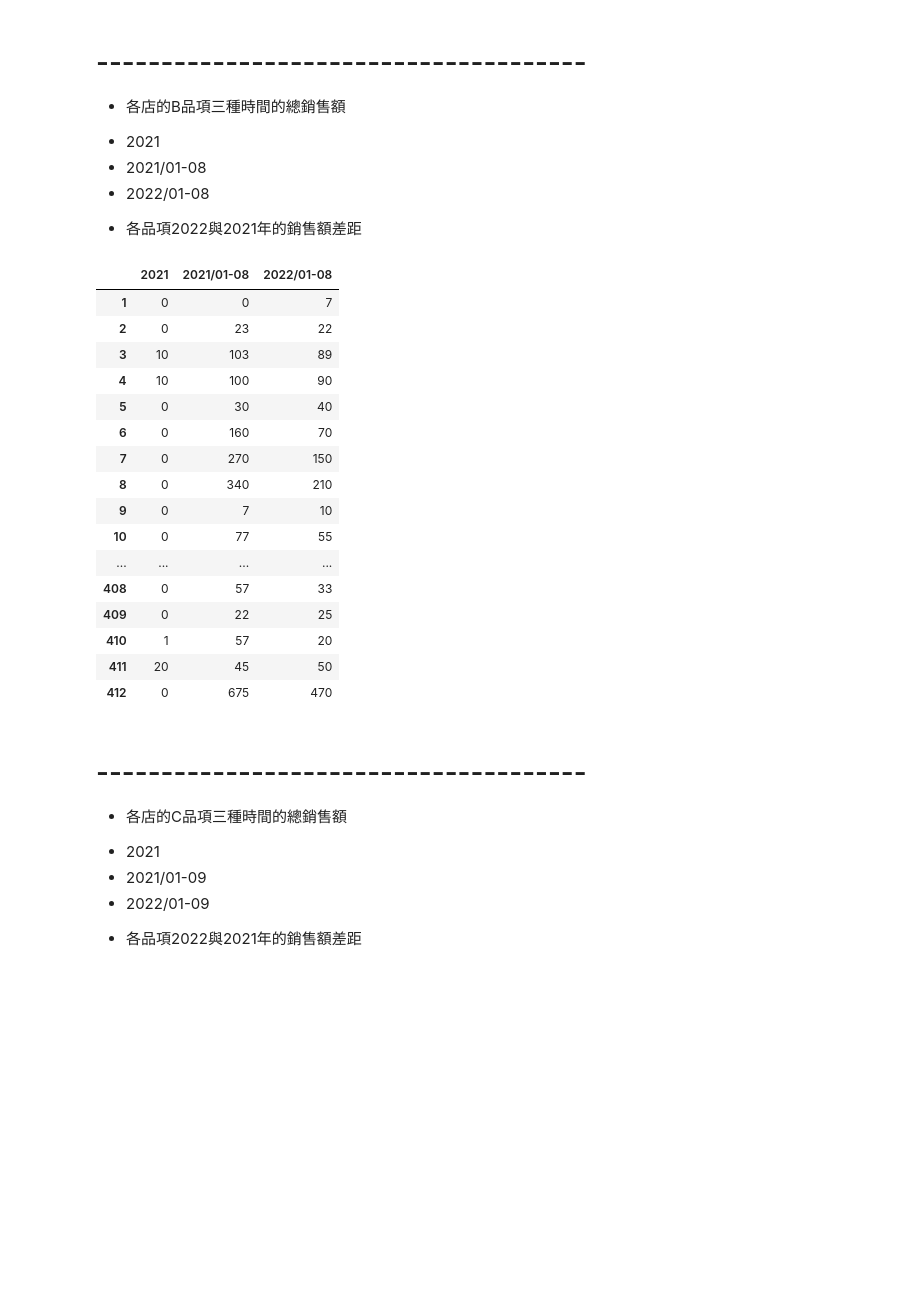
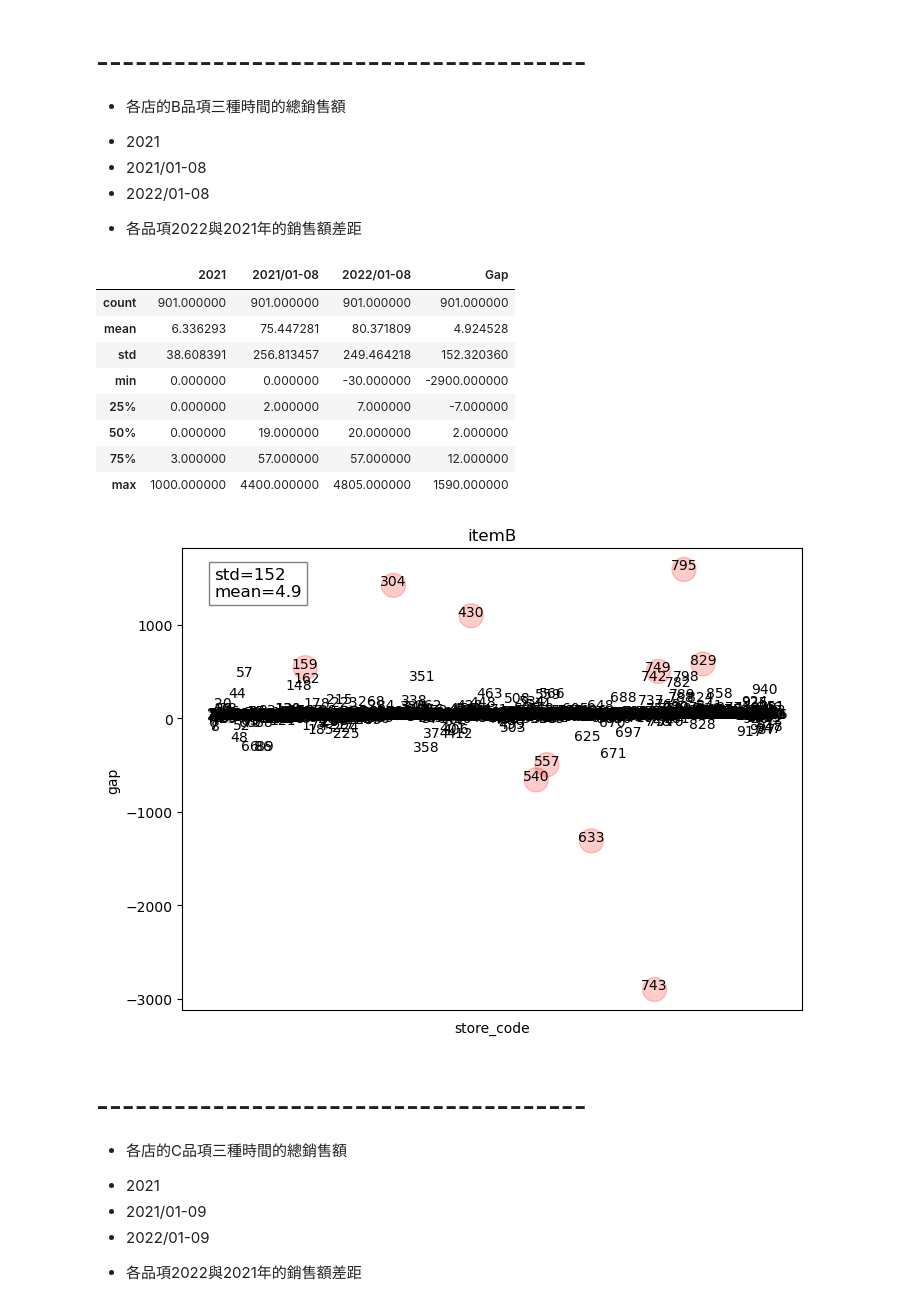
Before and after one commit to nana89823/Interview_test, a Jupyter notebook: 各店的各品項三種時間的總銷售額.ipynb, the cells around one changed output. Saved outputs shown, nothing was run; the diff lists cells and outputs as text; code cells hidden in the pictures; blank space fills up the shorter version.

```diff
--- a/各店的各品項三種時間的總銷售額.ipynb
+++ b/各店的各品項三種時間的總銷售額.ipynb
@@ -138,34 +149,63 @@ dfA
 totalByStore_2021_B = df[df.loc[:,"品項"] == "B"].loc[:,"2021/12":"2021/12"].apply(pd.to_numeric).sum(axis=1)
 totalByStore_1_8_2021_B = df[df.loc[:,"品項"] == "B"].loc[:,"2021/01":"2021/08"].apply(pd.to_numeric).sum(axis=1)
 totalByStore_1_8_2022_B = df[df.loc[:,"品項"] == "B"].loc[:,"2022/01":"2022/08"].apply(pd.to_numeric).sum(axis=1)
+Gap = totalByStore_1_8_2022_B - totalByStore_1_8_2021_B
 
 # 把index改成店家代號,才能判斷是哪間賣的
 totalByStore_2021_B.index = list(df.loc[914:1814,"店家代號"])
 totalByStore_1_8_2021_B.index = list(df.loc[914:1814,"店家代號"])
 totalByStore_1_8_2022_B.index = list(df.loc[914:1814,"店家代號"])
+Gap.index = list(df.loc[914:1814,"店家代號"])
 dfB = pd.DataFrame(totalByStore_2021_B ,columns=["2021"])
 dfB["2021/01-08"] = totalByStore_1_8_2021_B
 dfB["2022/01-08"] = totalByStore_1_8_2022_B
+dfB["Gap"] = Gap
 # %%
-dfB
+dfB.describe()
 # %% [output]
-|  | 2021 | 2021/01-08 | 2022/01-08 |
-| 1 | 0 | 0 | 7 |
-| 2 | 0 | 23 | 22 |
-| 3 | 10 | 103 | 89 |
-| 4 | 10 | 100 | 90 |
-| 5 | 0 | 30 | 40 |
-| 6 | 0 | 160 | 70 |
-| 7 | 0 | 270 | 150 |
-| 8 | 0 | 340 | 210 |
-| 9 | 0 | 7 | 10 |
-| 10 | 0 | 77 | 55 |
-| ... | ... | ... | ... |
-| 408 | 0 | 57 | 33 |
-| 409 | 0 | 22 | 25 |
-| 410 | 1 | 57 | 20 |
-| 411 | 20 | 45 | 50 |
-| 412 | 0 | 675 | 470 |
+|  | 2021 | 2021/01-08 | 2022/01-08 | Gap |
+| count | 901.000000 | 901.000000 | 901.000000 | 901.000000 |
+| mean | 6.336293 | 75.447281 | 80.371809 | 4.924528 |
+| std | 38.608391 | 256.813457 | 249.464218 | 152.320360 |
+| min | 0.000000 | 0.000000 | -30.000000 | -2900.000000 |
+| 25% | 0.000000 | 2.000000 | 7.000000 | -7.000000 |
+| 50% | 0.000000 | 19.000000 | 20.000000 | 2.000000 |
+| 75% | 3.000000 | 57.000000 | 57.000000 | 12.000000 |
+| max | 1000.000000 | 4400.000000 | 4805.000000 | 1590.000000 |
+# %%
+import matplotlib.pyplot as plt
+import pandas as pd
+
+# 建立畫布和座標
+fig, ax = plt.subplots(figsize=(8, 6))
+
+# 設置點的大小
+colors = ['grey' if -451.1 < gap < 460.9 else 'red' for gap in dfB.loc[:,"Gap"]]
+sizes = [1 if  -451.1 < gap < 460.9 else 300 for gap in dfB.loc[:,"Gap"]]
+ax.scatter(dfB.index, dfB.loc[:,"Gap"], s=sizes, c=colors, alpha=0.2)
+
+# 新增店家代號標籤
+for i, txt in enumerate(dfB.index):
+    ax.annotate(txt, (dfB.index[i], dfB.loc[:,"Gap"][i]), ha='center')
+
+# 設置label在左上角
+plt.text(5.9,1300, 'std=152\nmean=4.9', fontsize=12, bbox=dict(facecolor='white', alpha=0.5))
+
+# 清空X軸上的刻度,不然太雜
+plt.xticks([])
+
+# 新增x,y的名稱
+ax.set_xlabel('store_code')
+ax.set_ylabel('gap')
+ax.set_title('itemB')
+
+# 匯出
+plt.savefig("ItemB_sotre")
+
+# 顯示圖表
+plt.show()
+# %% [output]
+[figure, added]
 # %% [markdown]
 # --------------------------------------
 *  各店的C品項三種時間的總銷售額
```
Also changed, not shown: parts of 23 cells of this notebook, 8 other files.
